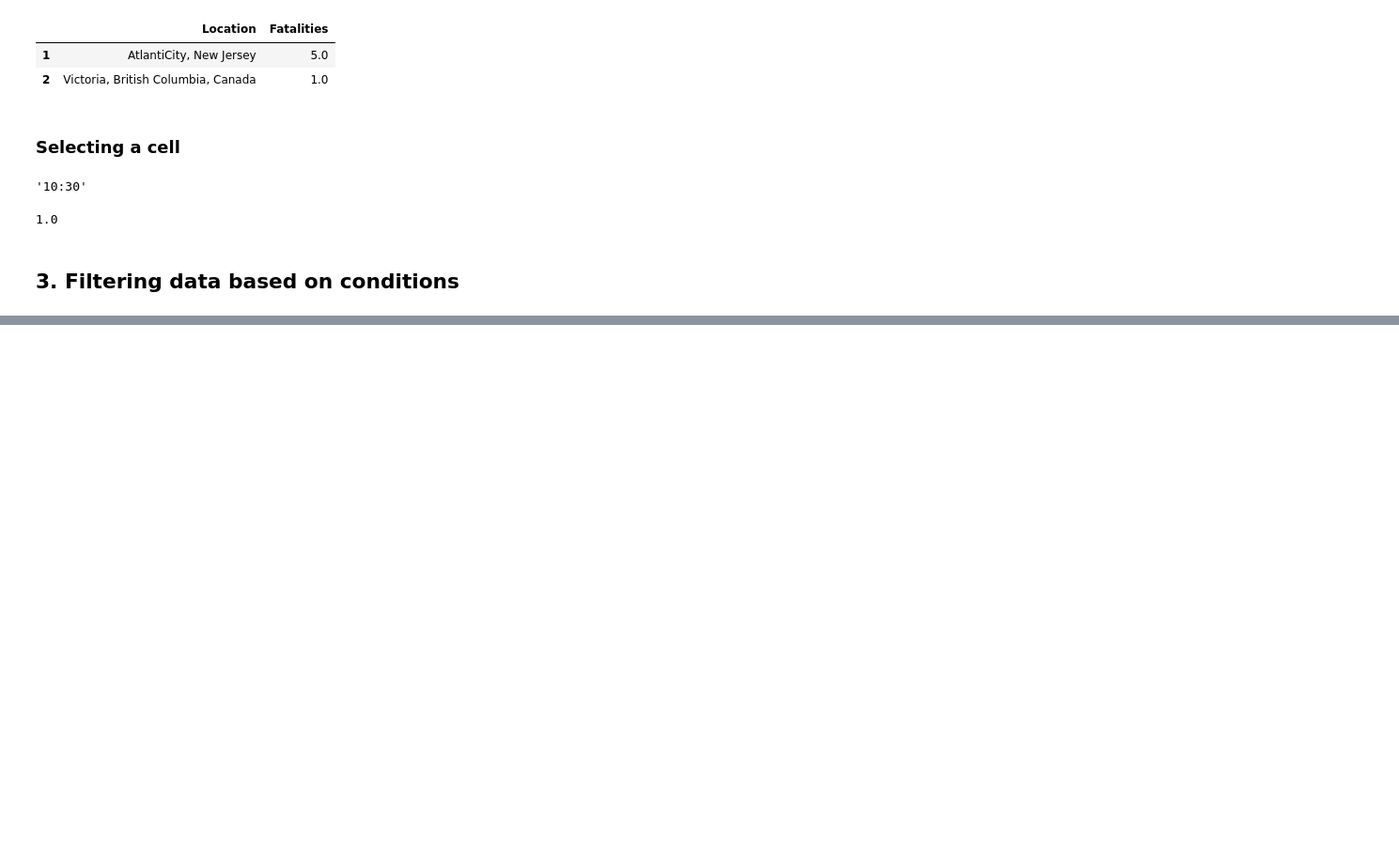
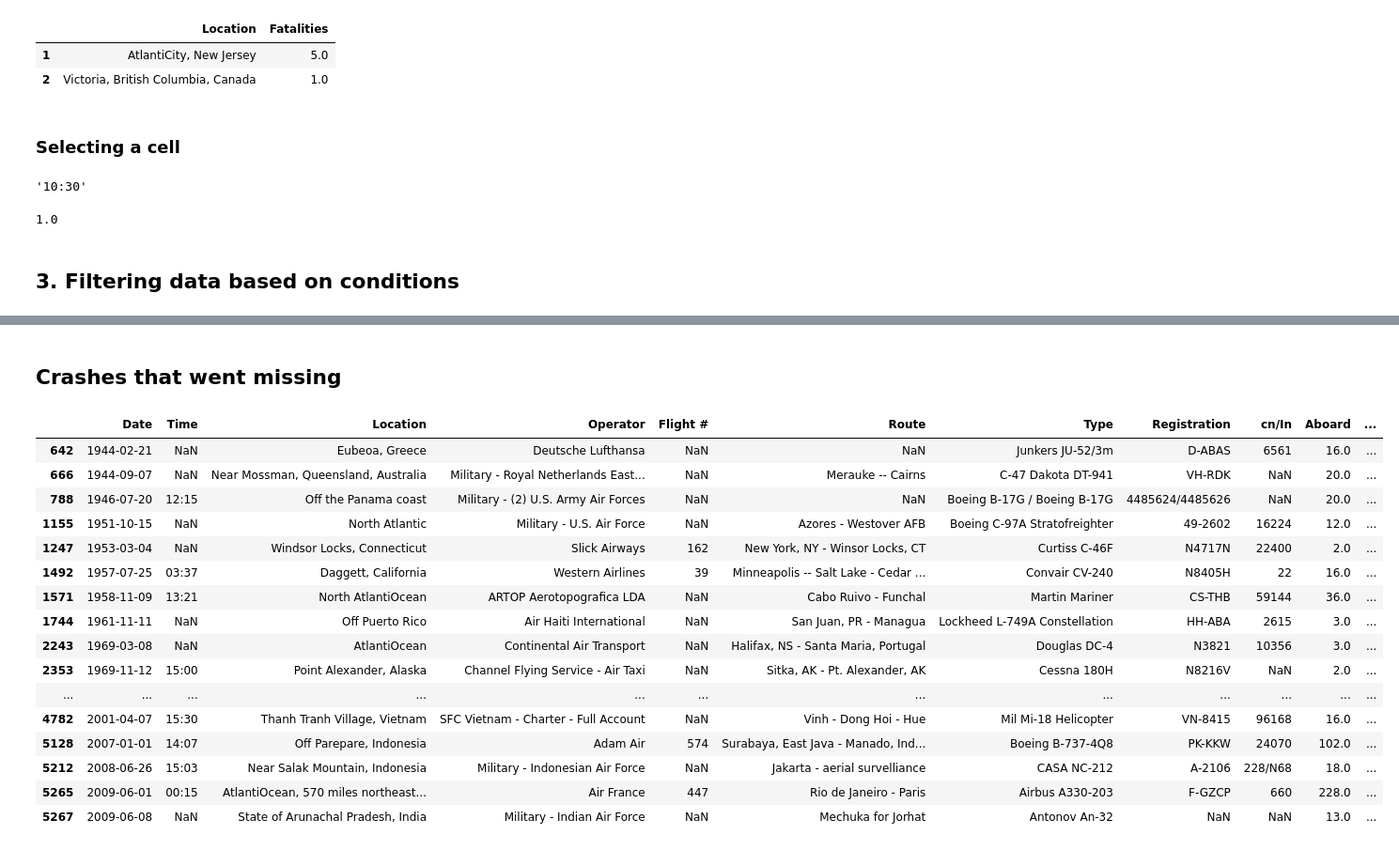
Before and after one commit to andreiclu/Python_basics, a Jupyter notebook: Data_analysis/Reviews.ipynb, the cells around one changed output, grey strips where cells are left out. Shown at 94% size. Saved outputs shown, nothing was run; the diff lists cells and outputs as text; code cells hidden in the pictures; blank space fills up the shorter version.

```diff
--- a/Data_analysis/Reviews.ipynb
+++ b/Data_analysis/Reviews.ipynb
@@ -163,0 +229,22 @@ Name: Date, Length: 5268, dtype: datetime64[ns]
+# %% [markdown]
+## Crashes that went missing
+# %%
+data[data['Summary'].str.contains('missing',na=False)]
+# %% [output]
+|  | Date | Time | Location | Operator | Flight # | Route | Type | Registration | cn/In | Aboard | ... |
+| 642 | 1944-02-21 | NaN | Eubeoa, Greece | Deutsche Lufthansa | NaN | NaN | Junkers JU-52/3m | D-ABAS | 6561 | 16.0 | ... |
+| 666 | 1944-09-07 | NaN | Near Mossman, Queensland, Australia | Military - Royal Netherlands East... | NaN | Merauke -- Cairns | C-47 Dakota DT-941 | VH-RDK | NaN | 20.0 | ... |
+| 788 | 1946-07-20 | 12:15 | Off the Panama coast | Military - (2) U.S. Army Air Forces | NaN | NaN | Boeing B-17G / Boeing B-17G | 4485624/4485626 | NaN | 20.0 | ... |
+| 1155 | 1951-10-15 | NaN | North Atlantic | Military - U.S. Air Force | NaN | Azores - Westover AFB | Boeing C-97A Stratofreighter | 49-2602 | 16224 | 12.0 | ... |
+| 1247 | 1953-03-04 | NaN | Windsor Locks, Connecticut | Slick Airways | 162 | New York, NY - Winsor Locks, CT | Curtiss C-46F | N4717N | 22400 | 2.0 | ... |
+| 1492 | 1957-07-25 | 03:37 | Daggett, California | Western Airlines | 39 | Minneapolis -- Salt Lake - Cedar ... | Convair CV-240 | N8405H | 22 | 16.0 | ... |
+| 1571 | 1958-11-09 | 13:21 | North AtlantiOcean | ARTOP Aerotopografica LDA | NaN | Cabo Ruivo - Funchal | Martin Mariner | CS-THB | 59144 | 36.0 | ... |
+| 1744 | 1961-11-11 | NaN | Off Puerto Rico | Air Haiti International | NaN | San Juan, PR - Managua | Lockheed L-749A Constellation | HH-ABA | 2615 | 3.0 | ... |
+| 2243 | 1969-03-08 | NaN | AtlantiOcean | Continental Air Transport | NaN | Halifax, NS - Santa Maria, Portugal | Douglas DC-4 | N3821 | 10356 | 3.0 | ... |
+| 2353 | 1969-11-12 | 15:00 | Point Alexander, Alaska | Channel Flying Service - Air Taxi | NaN | Sitka, AK - Pt. Alexander, AK | Cessna 180H | N8216V | NaN | 2.0 | ... |
+| ... | ... | ... | ... | ... | ... | ... | ... | ... | ... | ... | ... |
+| 4782 | 2001-04-07 | 15:30 | Thanh Tranh Village, Vietnam | SFC Vietnam - Charter - Full Account | NaN | Vinh - Dong Hoi - Hue | Mil Mi-18 Helicopter | VN-8415 | 96168 | 16.0 | ... |
+| 5128 | 2007-01-01 | 14:07 | Off Parepare, Indonesia | Adam Air | 574 | Surabaya, East Java - Manado, Ind... | Boeing B-737-4Q8 | PK-KKW | 24070 | 102.0 | ... |
+| 5212 | 2008-06-26 | 15:03 | Near Salak Mountain, Indonesia | Military - Indonesian Air Force | NaN | Jakarta - aerial survelliance | CASA NC-212 | A-2106 | 228/N68 | 18.0 | ... |
+| 5265 | 2009-06-01 | 00:15 | AtlantiOcean, 570 miles northeast... | Air France | 447 | Rio de Janeiro - Paris | Airbus A330-203 | F-GZCP | 660 | 228.0 | ... |
+| 5267 | 2009-06-08 | NaN | State of Arunachal Pradesh, India | Military - Indian Air Force | NaN | Mechuka for Jorhat | Antonov An-32 | NaN | NaN | 13.0 | ... |
```
Also changed, not shown: parts of 26 cells of this notebook, 4 other files.
